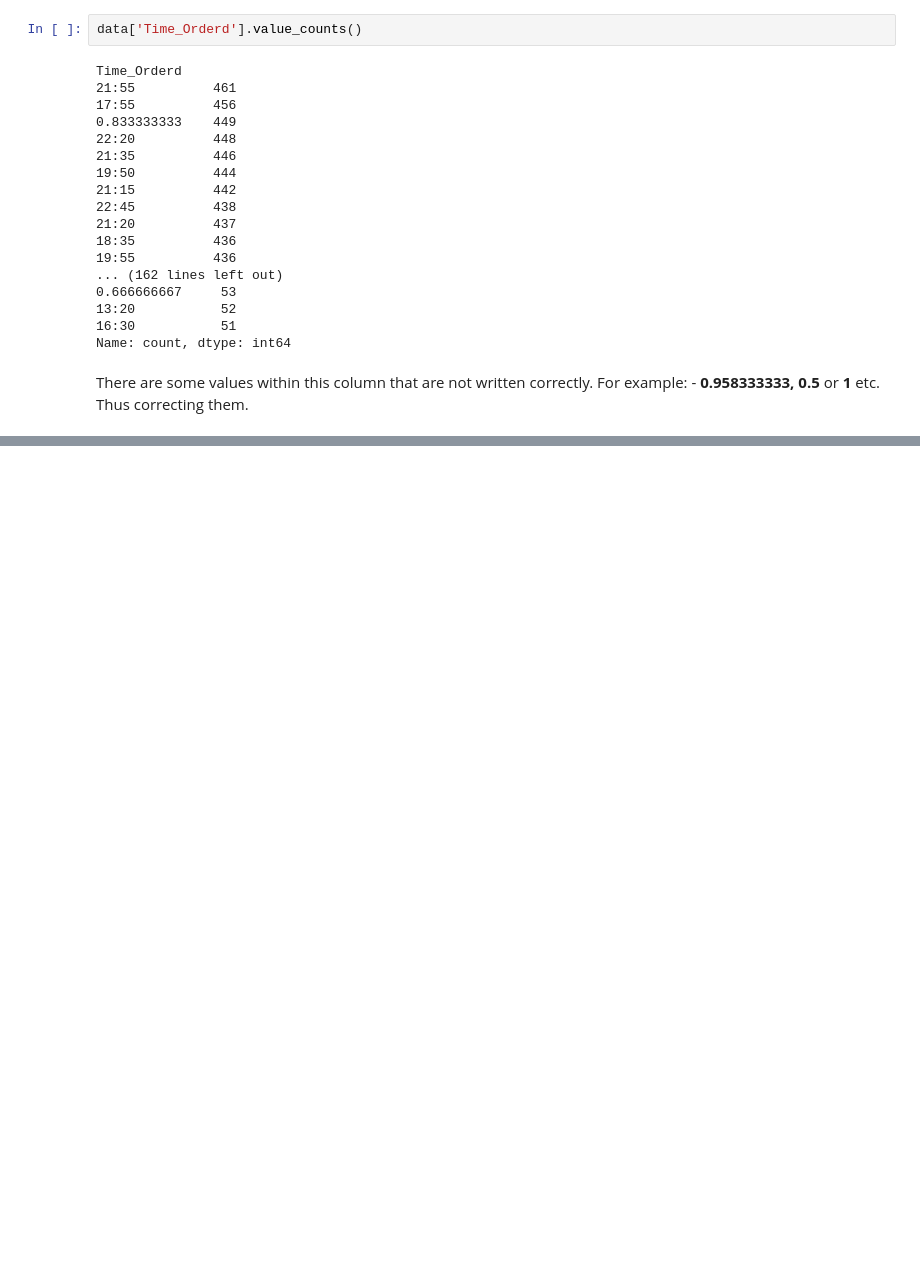
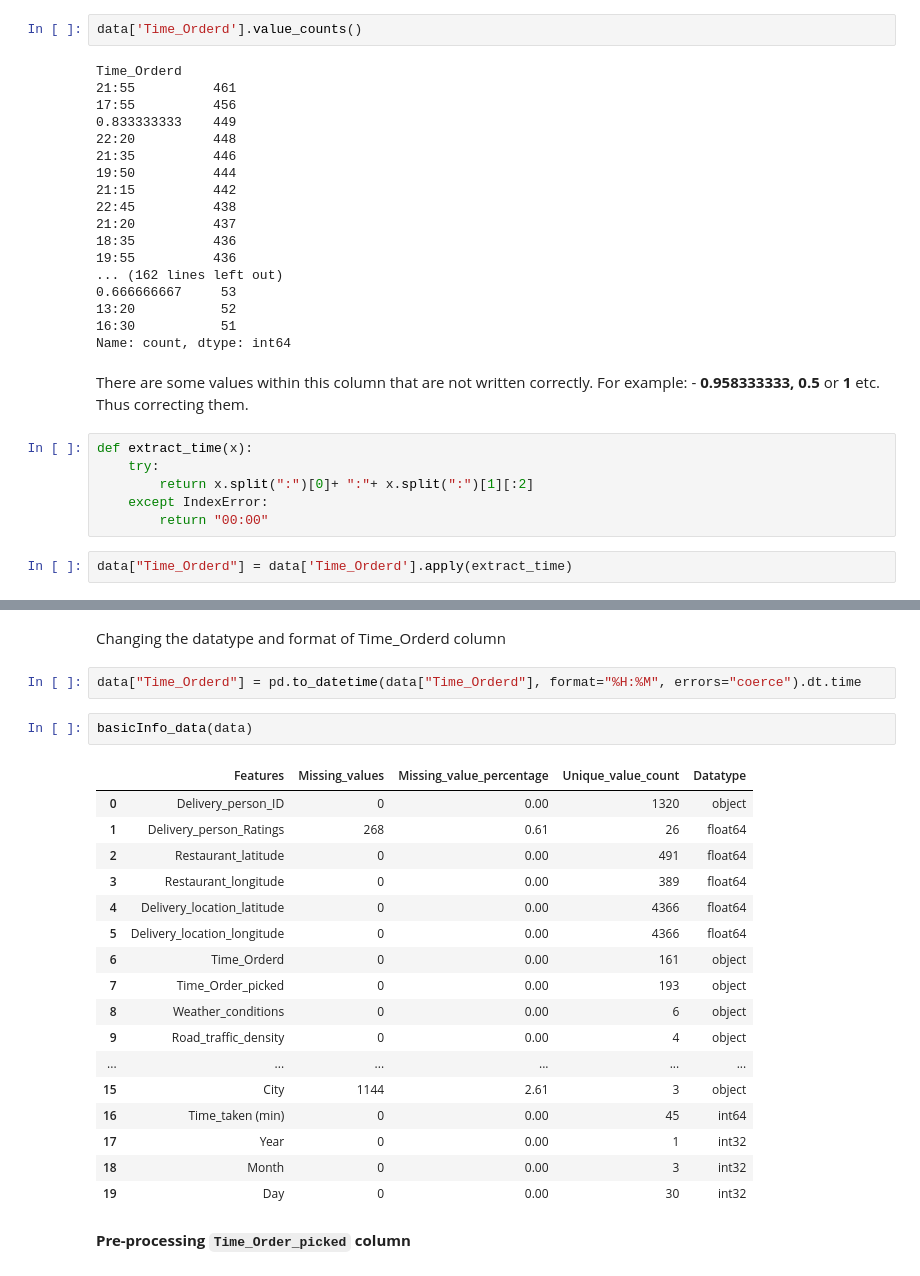
Before and after one commit to Tanwar-Aastha/ml_project, a Jupyter notebook: notebook/delivery_model.ipynb, the cells around one changed output, grey strips where cells are left out. Saved outputs shown, nothing was run; the diff lists cells and outputs as text; blank space fills up the shorter version.

Commit message:
Pre processing

```diff
--- a/notebook/delivery_model.ipynb
+++ b/notebook/delivery_model.ipynb
@@ -384,3 +384,11 @@ Time_Orderd
 Name: count, dtype: int64
 # %% [markdown]
 There are some values within this column that are not written correctly. For example: - **0.958333333, 0.5** or **1** etc.<br> Thus correcting them.
+# %%
+def extract_time(x):
+    try:
+        return x.split(":")[0]+ ":"+ x.split(":")[1][:2]
+    except IndexError:
+        return "00:00"
+# %%
+data["Time_Orderd"] = data['Time_Orderd'].apply(extract_time)
@@ -386,0 +410,26 @@ There are some values within this column that are not written correctly. For exa
+# %% [markdown]
+Changing the datatype and format of Time_Orderd column
+# %%
+data["Time_Orderd"] = pd.to_datetime(data["Time_Orderd"], format="%H:%M", errors="coerce").dt.time
+# %%
+basicInfo_data(data)
+# %% [output]
+|  | Features | Missing_values | Missing_value_percentage | Unique_value_count | Datatype |
+| 0 | Delivery_person_ID | 0 | 0.00 | 1320 | object |
+| 1 | Delivery_person_Ratings | 268 | 0.61 | 26 | float64 |
+| 2 | Restaurant_latitude | 0 | 0.00 | 491 | float64 |
+| 3 | Restaurant_longitude | 0 | 0.00 | 389 | float64 |
+| 4 | Delivery_location_latitude | 0 | 0.00 | 4366 | float64 |
+| 5 | Delivery_location_longitude | 0 | 0.00 | 4366 | float64 |
+| 6 | Time_Orderd | 0 | 0.00 | 161 | object |
+| 7 | Time_Order_picked | 0 | 0.00 | 193 | object |
+| 8 | Weather_conditions | 0 | 0.00 | 6 | object |
+| 9 | Road_traffic_density | 0 | 0.00 | 4 | object |
+| ... | ... | ... | ... | ... | ... |
+| 15 | City | 1144 | 2.61 | 3 | object |
+| 16 | Time_taken (min) | 0 | 0.00 | 45 | int64 |
+| 17 | Year | 0 | 0.00 | 1 | int32 |
+| 18 | Month | 0 | 0.00 | 3 | int32 |
+| 19 | Day | 0 | 0.00 | 30 | int32 |
+# %% [markdown]
+**Pre-processing `Time_Order_picked` column**
```
Also changed, not shown: parts of 12 cells of this notebook, 1 other file.
